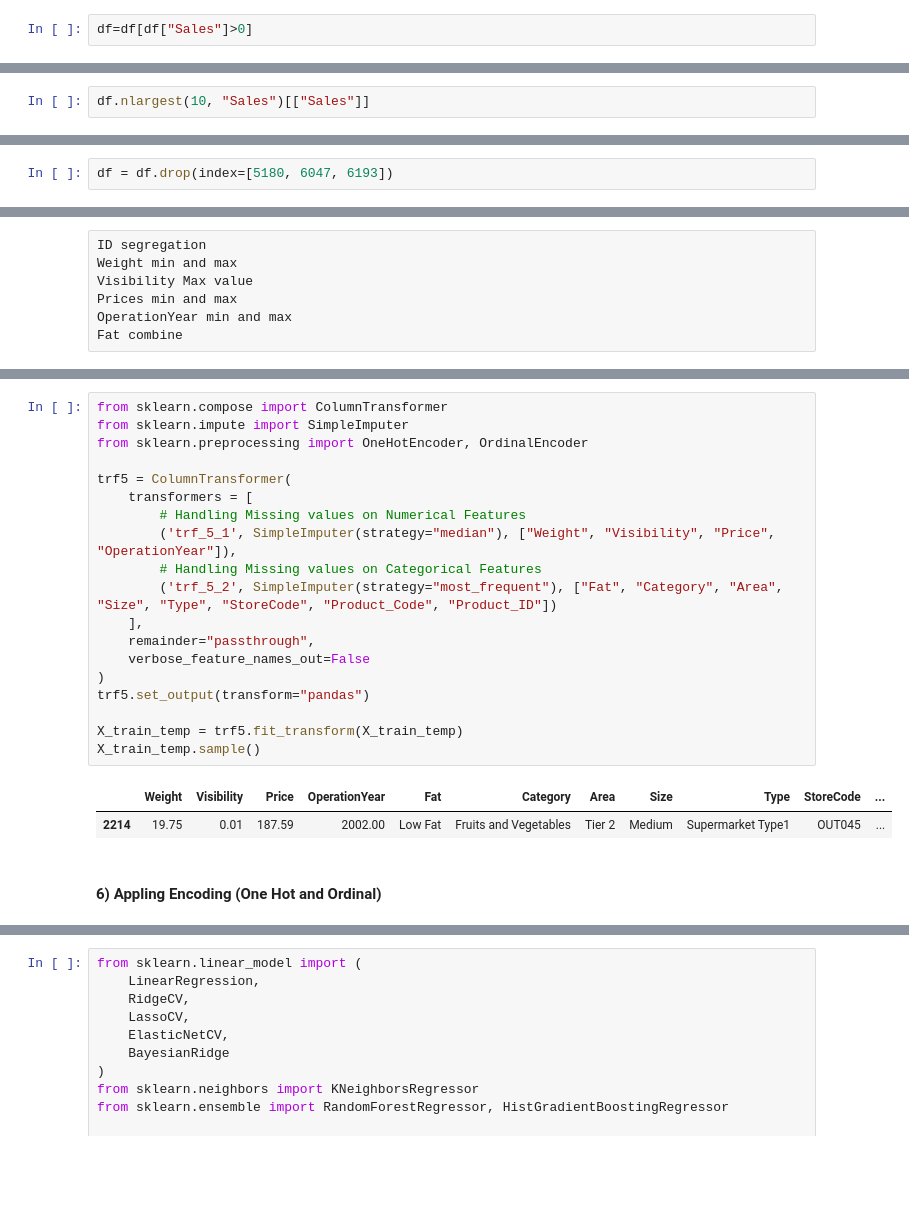
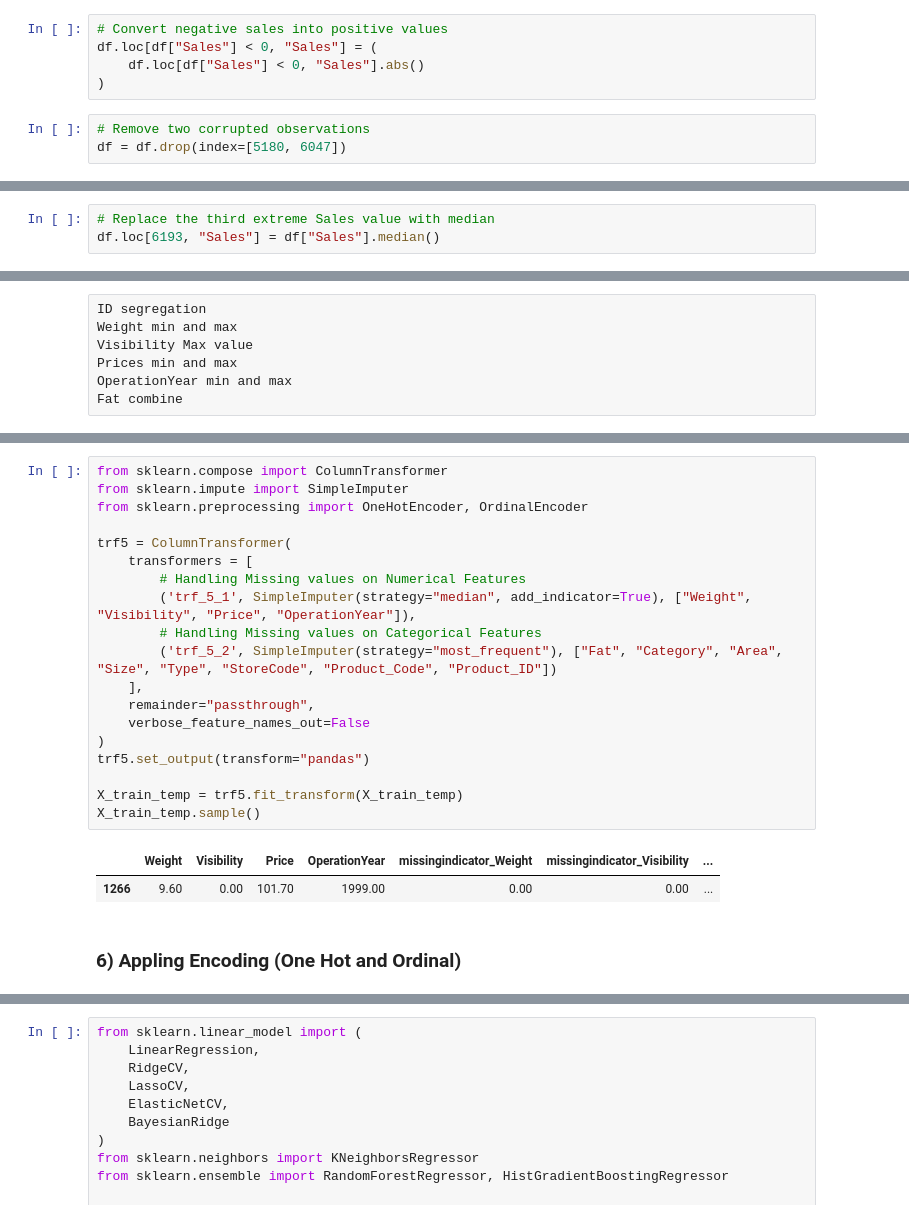
Before and after one commit to simran2104/retail-sales-prediction, a Jupyter notebook: sales_prediction-model.ipynb, the cells around one changed output, grey strips where cells are left out. Cells and saved outputs as stored; diff of their text form; blank space fills up the shorter version.

```diff
--- a/sales_prediction-model.ipynb
+++ b/sales_prediction-model.ipynb
@@ -149,2 +163,8 @@ Name: Sales, dtype: float64
+# %%
+# Convert negative sales into positive values
+df.loc[df["Sales"] < 0, "Sales"] = (
+    df.loc[df["Sales"] < 0, "Sales"].abs()
+)
 # %%
-df=df[df["Sales"]>0]
+# Remove two corrupted observations
+df = df.drop(index=[5180, 6047])
@@ -156,2 +171,3 @@ sns.boxplot(df["Sales"])
 # %%
-df.nlargest(10, "Sales")[["Sales"]]
+# Replace the third extreme Sales value with median
+df.loc[6193, "Sales"] = df["Sales"].median()
@@ -177,2 +185,0 @@ df.loc[[5180, 6047, 6193]]
-# %%
-df = df.drop(index=[5180, 6047, 6193])
@@ -627,27 +684,27 @@ X_train_temp.describe()
 # %%
 from sklearn.compose import ColumnTransformer
 from sklearn.impute import SimpleImputer
 from sklearn.preprocessing import OneHotEncoder, OrdinalEncoder
 
 trf5 = ColumnTransformer(
     transformers = [
         # Handling Missing values on Numerical Features
-        ('trf_5_1', SimpleImputer(strategy="median"), ["Weight", "Visibility", "Price", "OperationYear"]),
+        ('trf_5_1', SimpleImputer(strategy="median", add_indicator=True), ["Weight", "Visibility", "Price", "OperationYear"]),
         # Handling Missing values on Categorical Features
         ('trf_5_2', SimpleImputer(strategy="most_frequent"), ["Fat", "Category", "Area", "Size", "Type", "StoreCode", "Product_Code", "Product_ID"])
     ],
     remainder="passthrough",
     verbose_feature_names_out=False
 )
 trf5.set_output(transform="pandas")
 
 X_train_temp = trf5.fit_transform(X_train_temp)
 X_train_temp.sample()
 # %% [output]
-|  | Weight | Visibility | Price | OperationYear | Fat | Category | Area | Size | Type | StoreCode | ... |
-| 2214 | 19.75 | 0.01 | 187.59 | 2002.00 | Low Fat | Fruits and Vegetables | Tier 2 | Medium | Supermarket Type1 | OUT045 | ... |
+|  | Weight | Visibility | Price | OperationYear | missingindicator_Weight | missingindicator_Visibility | ... |
+| 1266 | 9.60 | 0.00 | 101.70 | 1999.00 | 0.00 | 0.00 | ... |
 # %% [markdown]
-#### 6) Appling Encoding (One Hot and Ordinal)
+### 6) Appling Encoding (One Hot and Ordinal)
 # %%
 categorical_cols = X_train_temp.select_dtypes(
     include=["object", "category", "string"]
```
Also changed, not shown: parts of 74 cells of this notebook, 1 other file.
